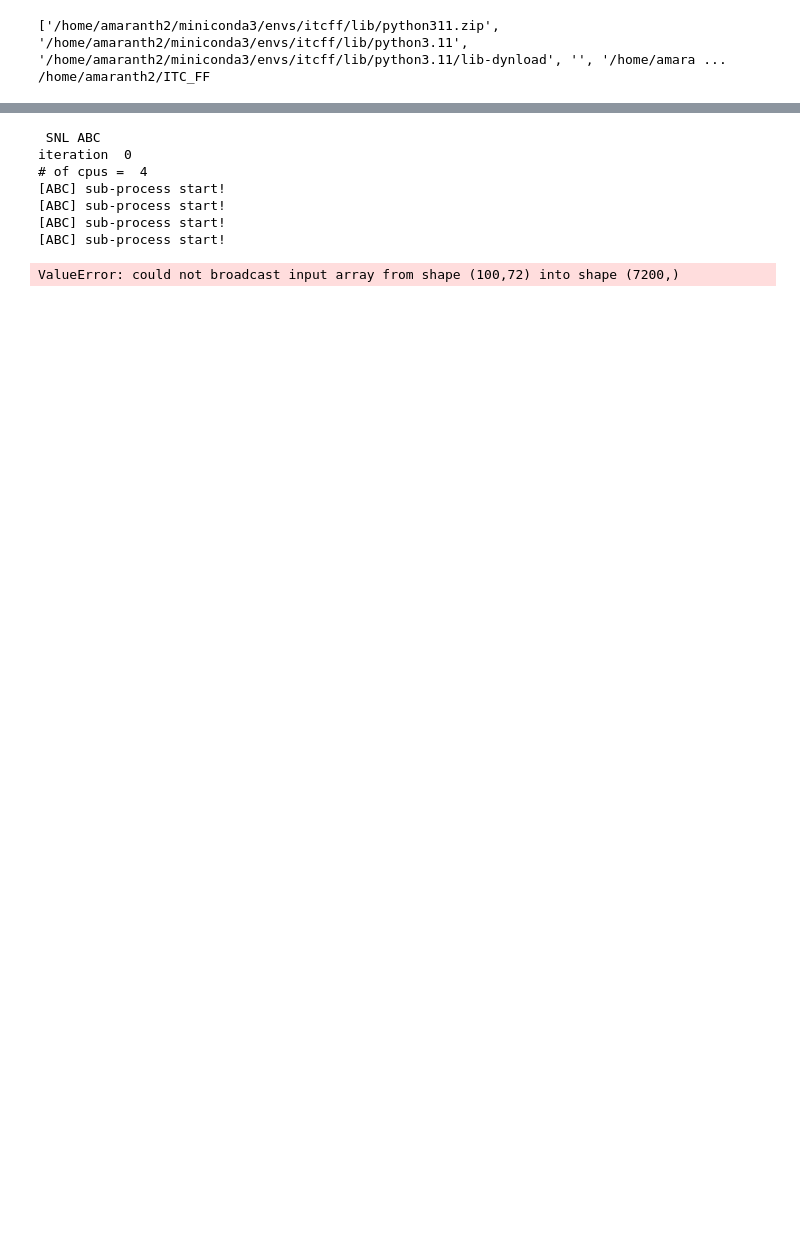
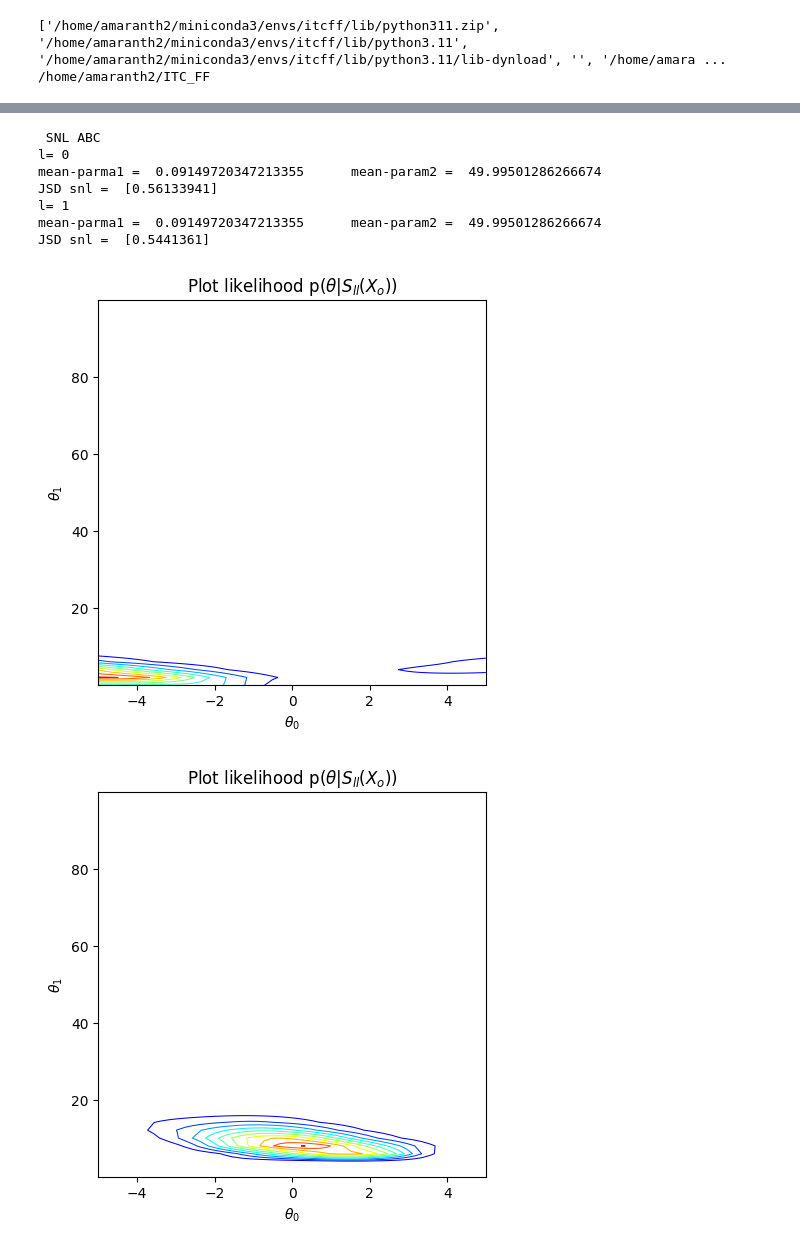
Before and after one commit to Vegnics/LiFIMI_Attack, a Jupyter notebook: examples/task_FFD.ipynb, the cells around one changed output, grey strips where cells are left out. Saved outputs shown, nothing was run; the diff lists cells and outputs as text; code cells hidden in the pictures; blank space fills up the shorter version.

```diff
--- a/examples/task_FFD.ipynb
+++ b/examples/task_FFD.ipynb
@@ -51,36 +89,39 @@ NameError: name 'Z' is not defined
 # %%
 ## Sequential Neural Likelihood
 hyperparams = ABC_algorithms.Hyperparams()
 hyperparams.save_dir = DIR
 #hyperparams.device = 'cuda:1'
 hyperparams.device = 'cpu'
 
 hyperparams.num_sim = 4000                       # number of sampling/simulation rounds
 hyperparams.L = 2                                # number of learning rounds
-hyperparams.type = 'cnn2d'                       # the network architecture of S(x)
+#hyperparams.type = 'cnn2d'                       # the network architecture of S(x)
+hyperparams.type = 'plain'
 hyperparams.stat = 'infomax'                     # statistics function: infomax/moment/score
 hyperparams.estimator = 'DC'                     # MI estimator; JSD (accurate) or DC (fast)
 hyperparams.nde = 'MAF'                          # nde; MAF (D>1) or MDN (D=1)
+from lfi.utils import discrepancy, visualization
 
 print('\n SNL ABC')
-snl_abc = SNL2ABC.SNL2_ABC_Image(problem, discrepancy=discrepancy.eculidean_dist, hyperparams=hyperparams)
+snl_abc = SNL2ABC.SNL2_ABC(problem, discrepancy=discrepancy.eculidean_dist, hyperparams=hyperparams)
 snl_abc.run()
 
 JSD_array = []
 for l in range(len(snl_abc.nde_array)):
     print('l=', l)
     snl_abc.nde_net = snl_abc.nde_array[l]
-    visualization.plot_likelihood(samples=true_samples, log_likelihood_function=snl_abc.log_likelihood, dimensions=(0,1))
+    visualization.plot_likelihood(samples=true_samples, log_likelihood_function=snl_abc.log_likelihood, dimensions=(0,1),bounded=False)
     JSD = discrepancy.JSD(problem.log_likelihood, snl_abc.log_likelihood, true_samples, true_samples, N_grid=30)
     JSD_array.append(JSD)
     print('JSD snl = ', JSD)
 uos.save_object(DIR, 'JSD_SNL', JSD_array)
 # %% [output]
  SNL ABC
-iteration  0
-# of cpus =  4
-[ABC] sub-process start!
-[ABC] sub-process start!
-[ABC] sub-process start!
-[ABC] sub-process start!
+l= 0
+mean-parma1 =  0.09149720347213355      mean-param2 =  49.99501286266674
+JSD snl =  [0.56133941]
+l= 1
+mean-parma1 =  0.09149720347213355      mean-param2 =  49.99501286266674
+JSD snl =  [0.5441361]
-ValueError: could not broadcast input array from shape (100,72) into shape (7200,)
+[figure, added]
+[figure, added]
```
Also changed, not shown: parts of 1 cell of this notebook, 24 other files.
